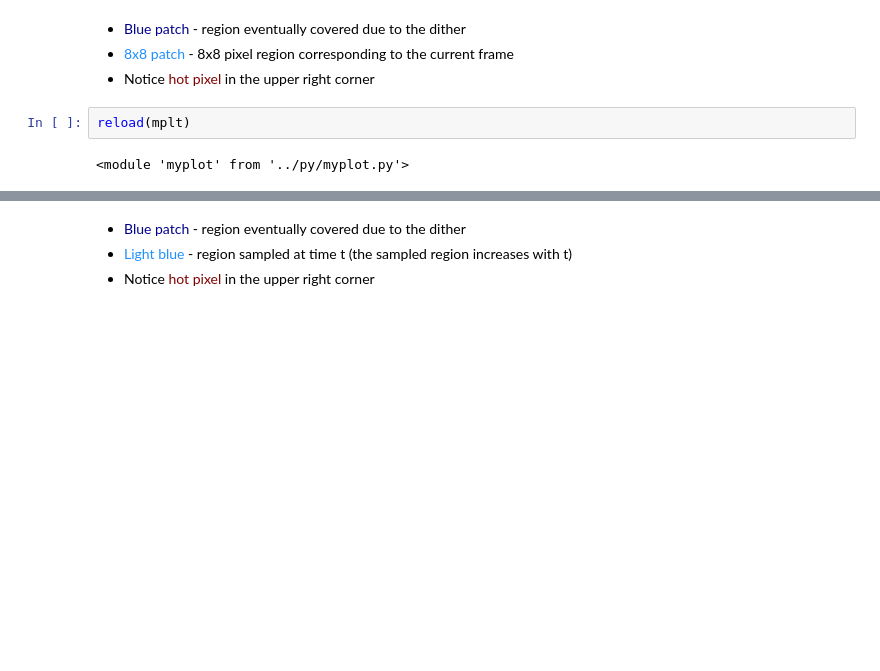
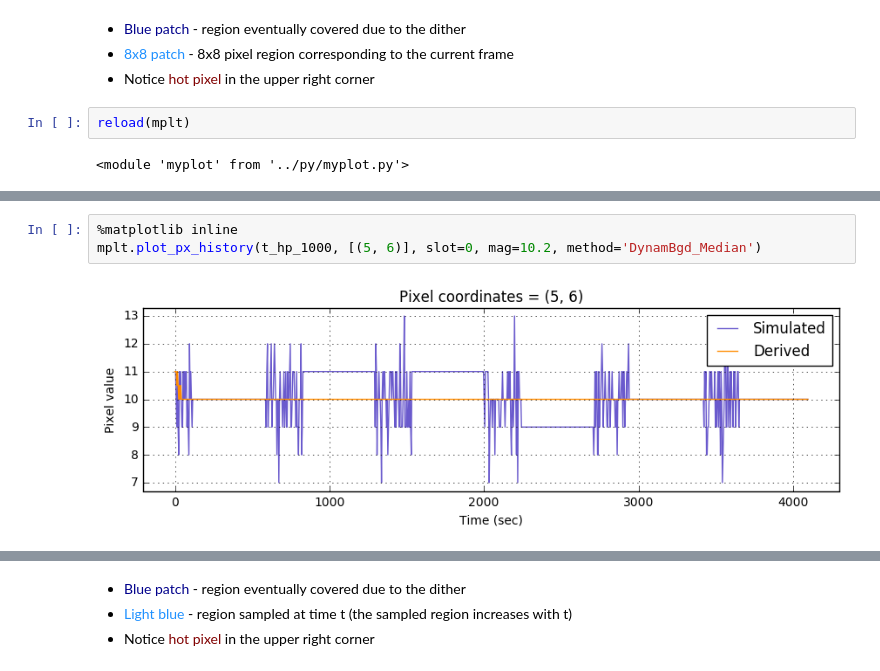
Before and after one commit to malgosias/aca_dark_current, a Jupyter notebook: dynam_bgd/aca_dynam_bgd_sim.ipynb, the cells around one changed output, grey strips where cells are left out. Saved outputs shown, nothing was run; the diff lists cells and outputs as text; blank space fills up the shorter version.

```diff
--- a/dynam_bgd/aca_dynam_bgd_sim.ipynb
+++ b/dynam_bgd/aca_dynam_bgd_sim.ipynb
@@ -208,2 +213,7 @@ reload(mplt)
+# %%
+%matplotlib inline
+mplt.plot_px_history(t_hp_1000, [(5, 6)], slot=0, mag=10.2, method='DynamBgd_Median')
+# %% [output]
+[figure, added]
 # %%
 # Faint star
```
Also changed, not shown: parts of 7 cells of this notebook, 5 other files.
